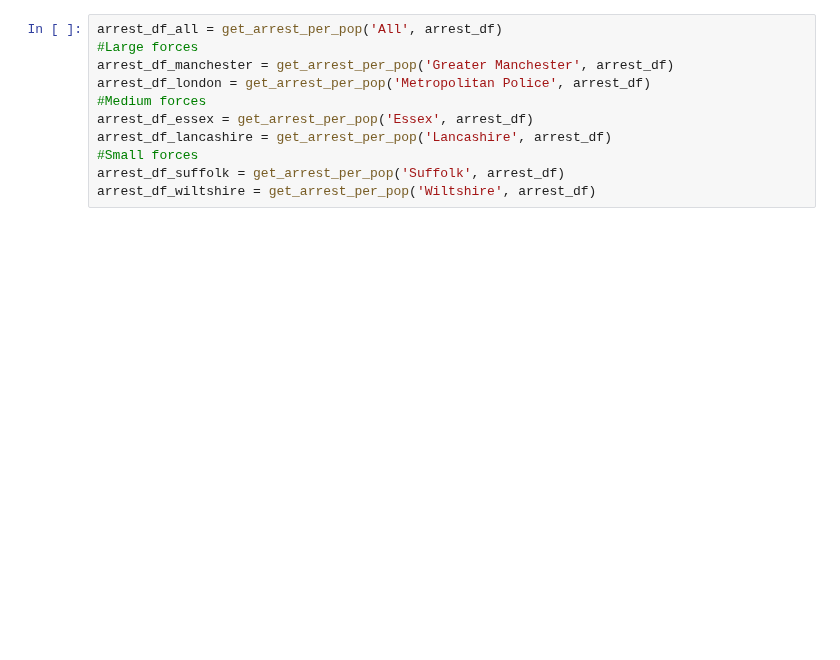
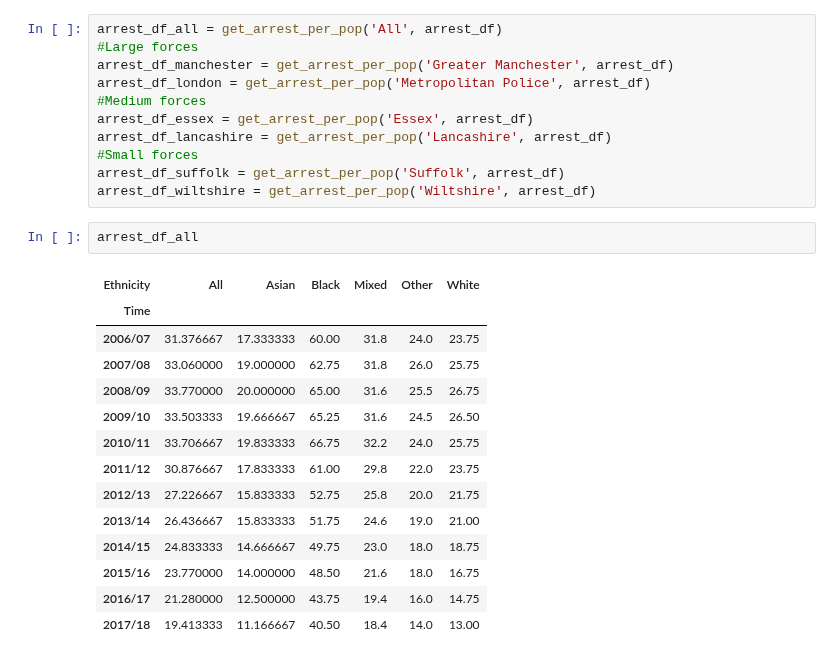
Before and after one commit to ab17254/ce888, a Jupyter notebook: Assignment/preprocessing_assignment1.ipynb, the cells around one changed output. Cells and saved outputs as stored; diff of their text form; blank space fills up the shorter version.

```diff
--- a/Assignment/preprocessing_assignment1.ipynb
+++ b/Assignment/preprocessing_assignment1.ipynb
@@ -89,6 +103,23 @@ arrest_df_lancashire = get_arrest_per_pop('Lancashire', arrest_df)
 #Small forces
 arrest_df_suffolk = get_arrest_per_pop('Suffolk', arrest_df)
 arrest_df_wiltshire = get_arrest_per_pop('Wiltshire', arrest_df)
+# %%
+arrest_df_all
+# %% [output]
+| Ethnicity | All | Asian | Black | Mixed | Other | White |
+| Time |  |  |  |  |  |  |
+| 2006/07 | 31.376667 | 17.333333 | 60.00 | 31.8 | 24.0 | 23.75 |
+| 2007/08 | 33.060000 | 19.000000 | 62.75 | 31.8 | 26.0 | 25.75 |
+| 2008/09 | 33.770000 | 20.000000 | 65.00 | 31.6 | 25.5 | 26.75 |
+| 2009/10 | 33.503333 | 19.666667 | 65.25 | 31.6 | 24.5 | 26.50 |
+| 2010/11 | 33.706667 | 19.833333 | 66.75 | 32.2 | 24.0 | 25.75 |
+| 2011/12 | 30.876667 | 17.833333 | 61.00 | 29.8 | 22.0 | 23.75 |
+| 2012/13 | 27.226667 | 15.833333 | 52.75 | 25.8 | 20.0 | 21.75 |
+| 2013/14 | 26.436667 | 15.833333 | 51.75 | 24.6 | 19.0 | 21.00 |
+| 2014/15 | 24.833333 | 14.666667 | 49.75 | 23.0 | 18.0 | 18.75 |
+| 2015/16 | 23.770000 | 14.000000 | 48.50 | 21.6 | 18.0 | 16.75 |
+| 2016/17 | 21.280000 | 12.500000 | 43.75 | 19.4 | 16.0 | 14.75 |
+| 2017/18 | 19.413333 | 11.166667 | 40.50 | 18.4 | 14.0 | 13.00 |
 # %%
 fig, ax = plt.subplots(figsize=(18,12), sharey='all')
 sns.lineplot(data=arrest_df_all)
```
Also changed, not shown: parts of 3 cells of this notebook.
